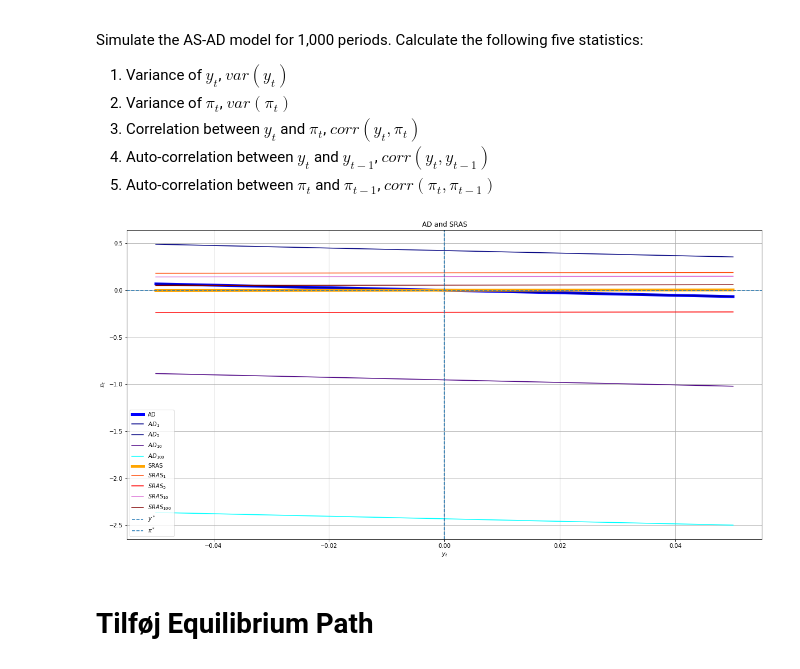
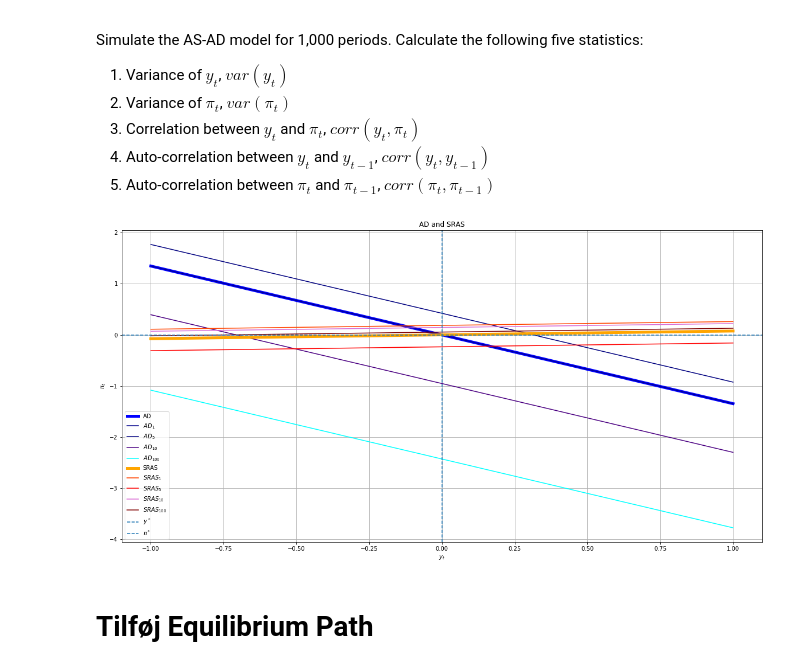
Before and after one commit to NumEconCopenhagen/projects-2019-credible-threats, a Jupyter notebook: examproject/Idaho.ipynb, the cells around one changed output. Cells and saved outputs as stored; diff of their text form; code cells hidden in the pictures.

```diff
--- a/examproject/Idaho.ipynb
+++ b/examproject/Idaho.ipynb
@@ -379,9 +379,14 @@ def SRAS_shock(yt,period,gamma=par['gamma'],phi=par['phi'],st=st):
 # b. Constructing graph
 axis_font = {'fontname':'Arial', 'size':'14'}
 
-def sherlock(vt,st):
+def sherlock(vt,st,ymax):
+    """Constructs figure of convergence in the economy following a shock
+    Args:
+        vt: Vector of shocks
+        st: Vector of shocks
+        ymax: Maxmium value of y. Minimum value of y will become -ymax."""
     # i. Constructing curves
-    y = np.linspace(-0.05,0.05,100)
+    y = np.linspace(-ymax,ymax,100)
     AD_zero = AD_shock(y,0,vt=vt)
     AD_i = AD_shock(y,1,vt=vt)
     AD_v = AD_shock(y,5,vt=vt)
@@ -423,7 +428,7 @@ def sherlock(vt,st):
 
     plt.legend()
 
-sherlock(vt,st)
+sherlock(vt,st,0.05)
 # %% [output]
 [figure]
 # %% [markdown]
@@ -485,8 +490,8 @@ s_func();
 # %%
 # Illustrating AD and SRAS curves with new shocks
 
-sherlock(vt_new,st_new)
+sherlock(vt_new,st_new, 1)
 # %% [output]
-[figure, old version]
+[figure, new version]
 # %% [markdown]
 # Tilføj Equilibrium Path
```
Also changed, not shown: parts of 1 cell of this notebook.
